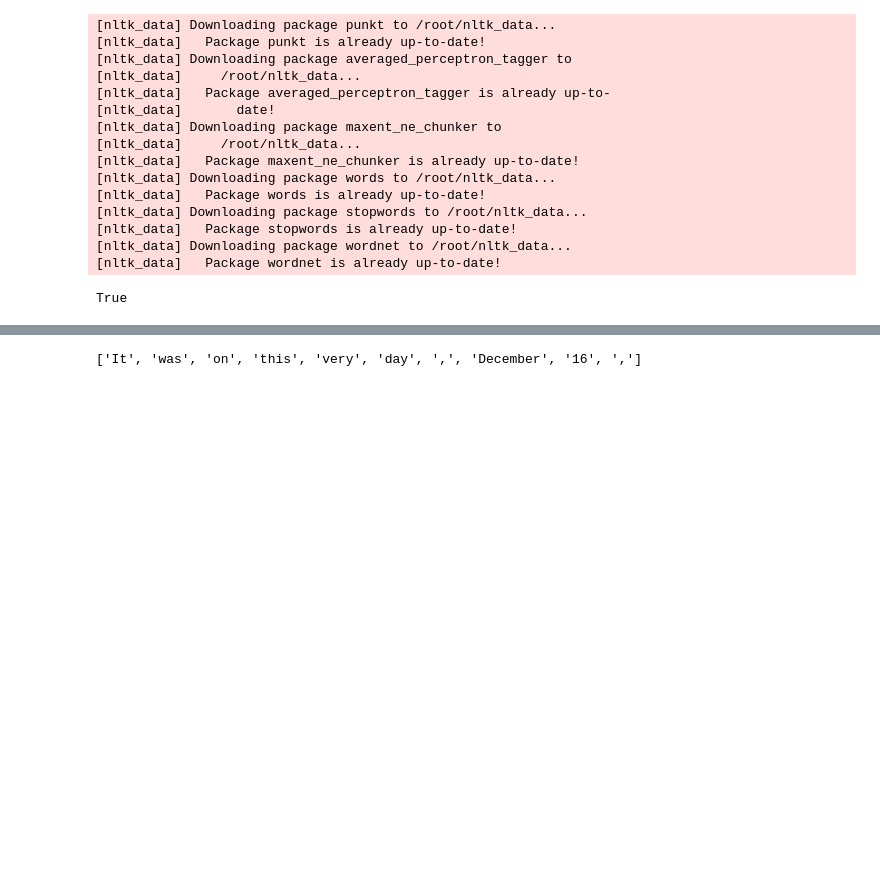
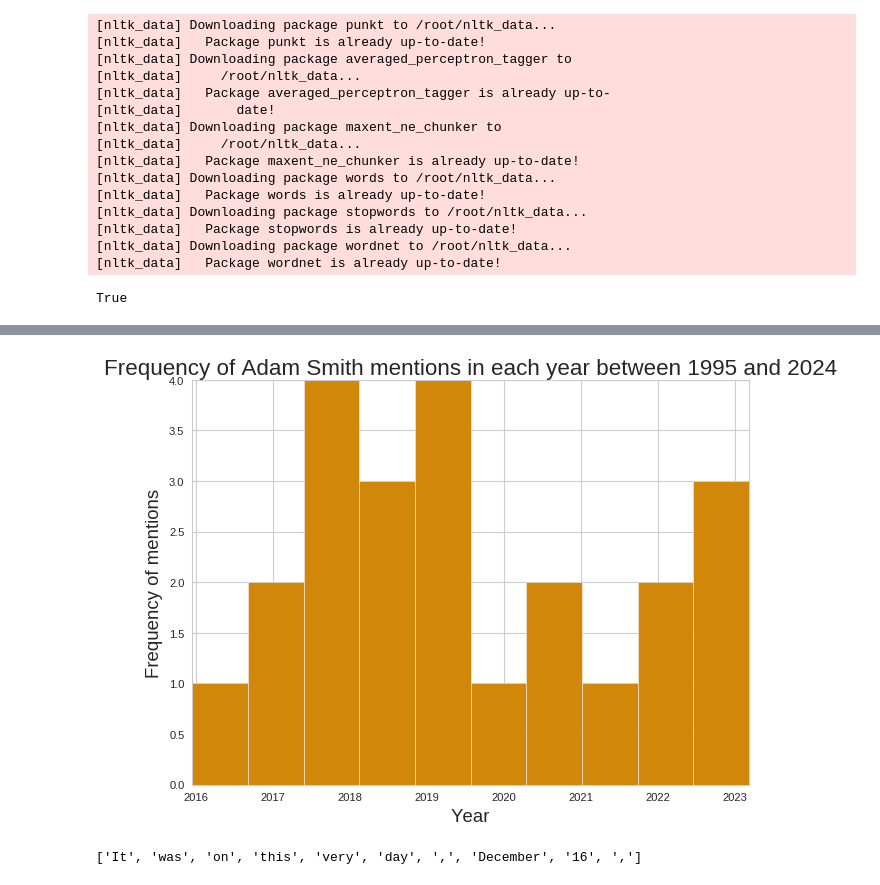
Before and after one commit to yuliiabosher/Adam_Smith_project, a Jupyter notebook: Visualisations.ipynb, the cells around one changed output, grey strips where cells are left out. Drawn from its saved outputs; the diff is of its cells as text; code cells hidden in the pictures; blank space fills up the shorter version.

Commit message:
added create_histogram function

```diff
--- a/Visualisations.ipynb
+++ b/Visualisations.ipynb
@@ -83,3 +85,16 @@ plt.hist(df.index)
+# %%
+def create_histogram(df):
+  #styles 'fast','fivethirtyeight'',',''seaborn-v0_8-whitegrid'
+  plt.style.use('seaborn-v0_8-whitegrid')
+  plt.hist(df.index, color='#D1870A')
+  plt.xlabel('Year')
+  plt.ylabel('Frequency of mentions')
+  plt.title('Frequency of Adam Smith mentions in each year between 1995 and 2024')
+  plt.show()
+
+create_histogram(df)
+# %% [output]
+[figure, added]
 # %%
 def tokenize_df(df):
   tokens = [nltk.word_tokenize(row['Extract']) for index, row in df.iterrows()]
```
Also changed, not shown: parts of 2 cells of this notebook.
